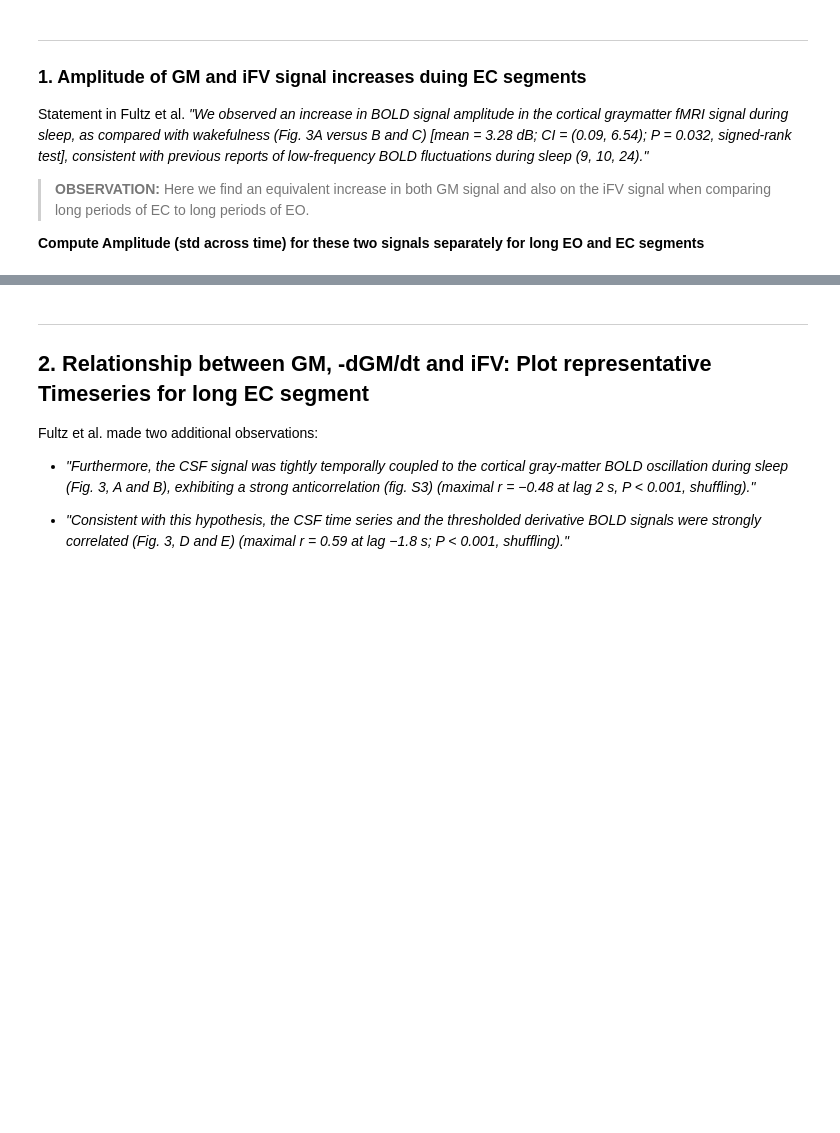
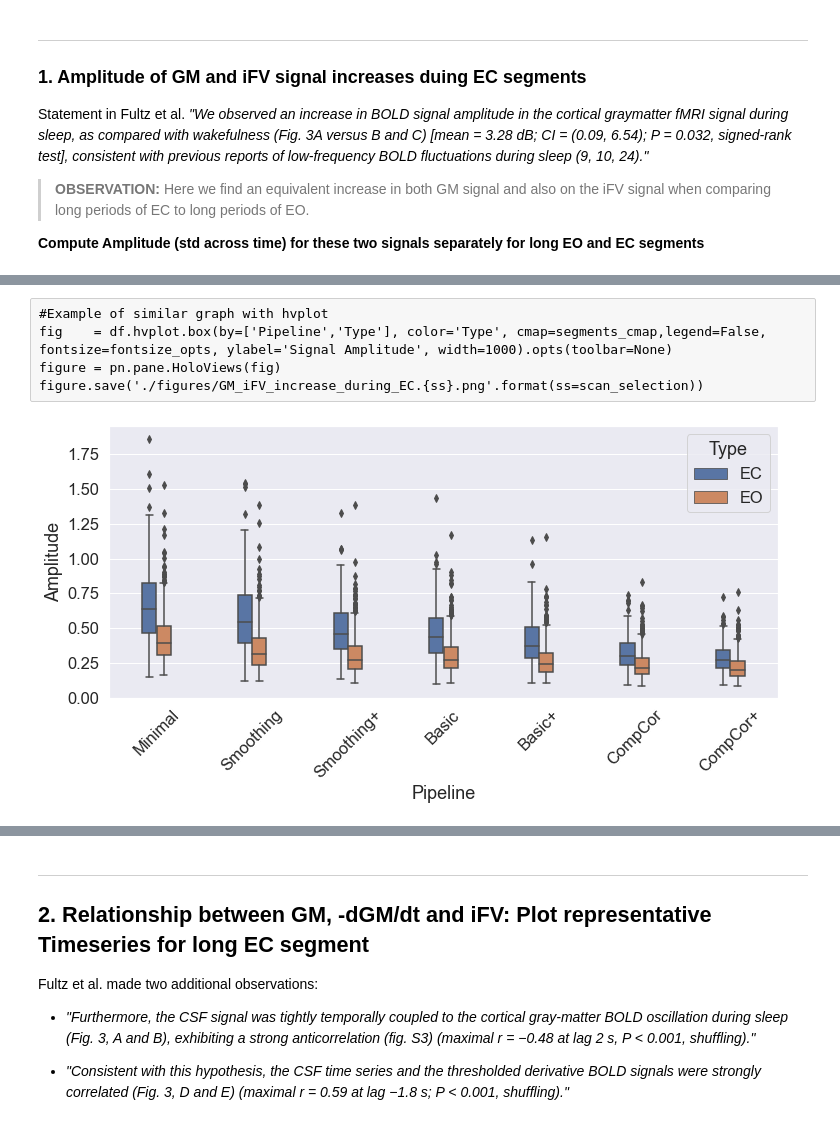
Before and after one commit to nimh-sfim/hcp7t_fv_sleep, a Jupyter notebook: Notebooks/N09_GM_to_iFV_relation.ipynb, the cells around one changed output, grey strips where cells are left out. Saved outputs shown, nothing was run; the diff lists cells and outputs as text; code cells hidden in the pictures; blank space fills up the shorter version.

Commit message:
Shows figures via md. Options for all and noHRa scans

```diff
--- a/Notebooks/N09_GM_to_iFV_relation.ipynb
+++ b/Notebooks/N09_GM_to_iFV_relation.ipynb
@@ -116,0 +138,8 @@ Wall time: 8.83 s
+# %%
+%%time
+GM_segment_amp = {key:[] for key in pipelines_dict.keys()}
+for pipeline in pipelines_dict.keys():
+    for r,row in Ex_segments.iterrows():
+        onset, offset, run, suuid, type = int(row['Onset']), int(row['Offset']), row['Run'], row['Segment_UUID'], row['Type']
+        data = GS[pipeline].reset_index(drop=True).loc[onset:offset,run]
+        GM_segment_amp[pipeline].append(data.std())
@@ -116,0 +151,7 @@ Wall time: 8.83 s
+# %%
+%%time
+iFV_segment_amp = []
+for r,row in Ex_segments.iterrows():
+    onset, offset, run, suuid, type = int(row['Onset']), int(row['Offset']), row['Run'], row['Segment_UUID'], row['Type']
+    data = iFV.reset_index(drop=True).loc[onset:offset,run]
+    iFV_segment_amp.append(data.std())
@@ -116,0 +163,5 @@ Wall time: 8.83 s
+# %%
+%%time
+Ex_segments['iFV'] = iFV_segment_amp
+for pipeline in pipelines_dict.keys():
+    Ex_segments[pipeline] = GM_segment_amp[pipeline]
@@ -142,0 +189,2 @@ MWU [iFV]: MannwhitneyuResult(statistic=120441.0, pvalue=2.058510667403327e-17)
+# %%
+df = Ex_segments.set_index(['Run','Type']).drop(['Segment_UUID','Segment_Index','Onset','Offset','Duration','Scan_Type'],axis=1).melt(ignore_index=False,var_name='Pipeline',value_name='Amplitude').reset_index()
@@ -142,0 +200,12 @@ MWU [iFV]: MannwhitneyuResult(statistic=120441.0, pvalue=2.058510667403327e-17)
+# %% [raw]
+#Example of similar graph with hvplot
+fig    = df.hvplot.box(by=['Pipeline','Type'], color='Type', cmap=segments_cmap,legend=False, fontsize=fontsize_opts, ylabel='Signal Amplitude', width=1000).opts(toolbar=None)
+figure = pn.pane.HoloViews(fig)
+figure.save('./figures/GM_iFV_increase_during_EC.{ss}.png'.format(ss=scan_selection))
+# %%
+fig,ax = plt.subplots(1,1,figsize=(12,5))
+sns.set(font_scale=1.5)
+plot = sns.boxplot(data=df,x='Pipeline',hue='Type',y='Amplitude', order=['Minimal','Smoothing','Smoothing+','Basic','Basic+','CompCor','CompCor+'], hue_order=['EC','EO'], width=.3)
+plot.xaxis.set_tick_params(rotation=45)
+# %% [output]
+[figure, added]
```
Also changed, not shown: parts of 66 cells of this notebook, 1 other file.
